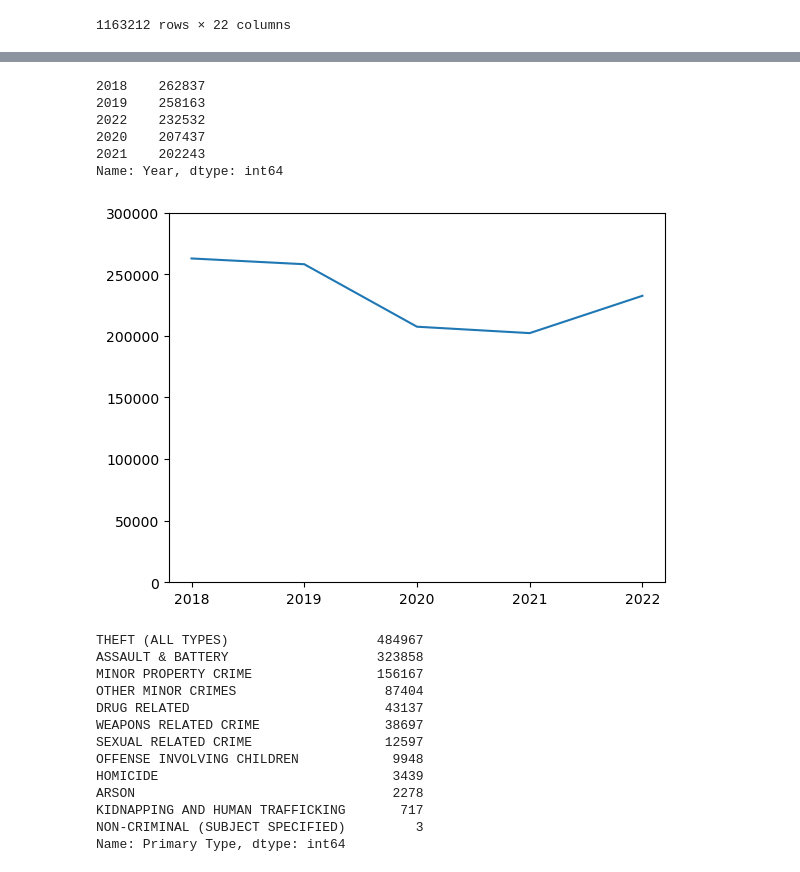
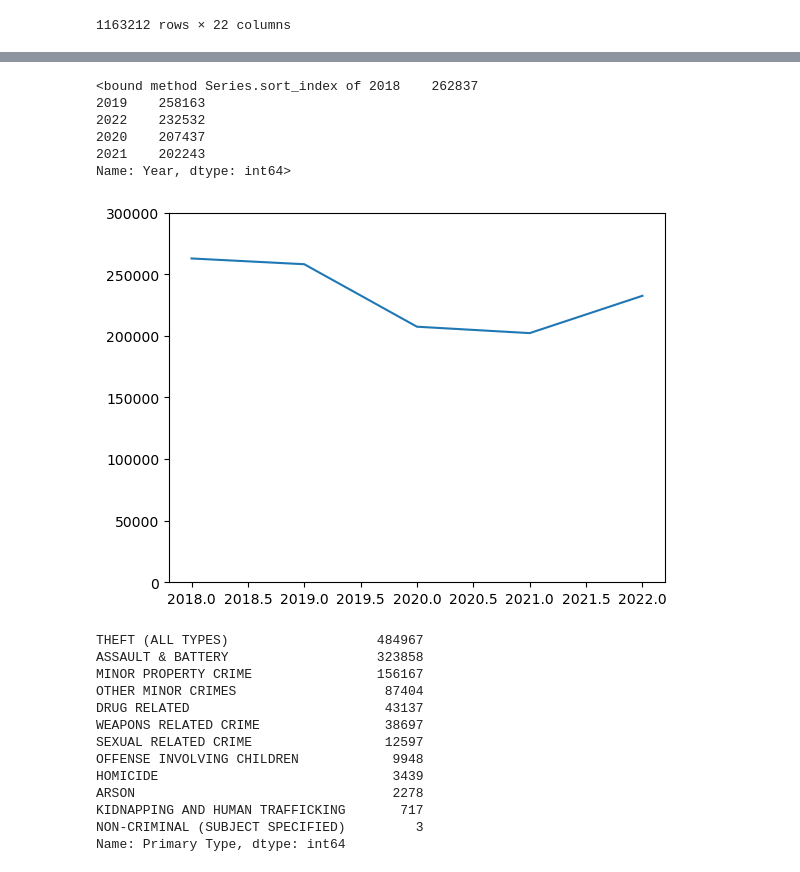
Before and after one commit to jmpealy/project1, a Jupyter notebook: time_series_charts/time_series_charts.ipynb, the cells around one changed output, grey strips where cells are left out. Drawn from its saved outputs; the diff is of its cells as text; code cells hidden in the pictures.

```diff
--- a/time_series_charts/time_series_charts.ipynb
+++ b/time_series_charts/time_series_charts.ipynb
@@ -9,11 +9,11 @@ from pathlib import Path
 # %%
 # Read in csv
 
-crime_data_csv = Path("../chicago_crimes_all_cleaned.csv")
+crime_data_csv = Path("../../chicago_crimes_all_cleaned.csv")
 
-crime_data_df = pd.read_csv(crime_data_csv)
+crime_df = pd.read_csv(crime_data_csv)
 
-crime_data_df
+crime_df
 # %% [output]
 |  | ID | Case Number | Date | Block | IUCR | Primary Type | Description | Location Description | ... |
 | 0 | 11556487 | JC104662 | 12/31/2018 11:59:00 PM | 112XX S SACRAMENTO AVE | 1320 | MINOR PROPERTY CRIME | TO VEHICLE | STREET | ... |
@@ -31,20 +51,19 @@ crime_data_df
 # %%
-crime_data_df["Year"].value_counts()
+crime_df["Year"].value_counts().sort_index
 # %% [output]
-2018    262837
+<bound method Series.sort_index of 2018    262837
 2019    258163
 2022    232532
 2020    207437
 2021    202243
-Name: Year, dtype: int64
+Name: Year, dtype: int64>
 # %%
-x_axis = ["2018", "2019", "2020", "2021", "2022"]
-y_axis = [262837, 258163, 207437, 202243, 232532]
-
+x_axis = crime_df["Year"].unique()
+y_axis = crime_df["Year"].value_counts().sort_index()
 plt.plot(x_axis, y_axis)
 plt.ylim(0, 300000)
 
 plt.savefig("Images/total.png")
 # %% [output]
-[figure, old version]
+[figure, new version]
 # %%
```
Also changed, not shown: parts of 13 cells of this notebook, 7 other files.
